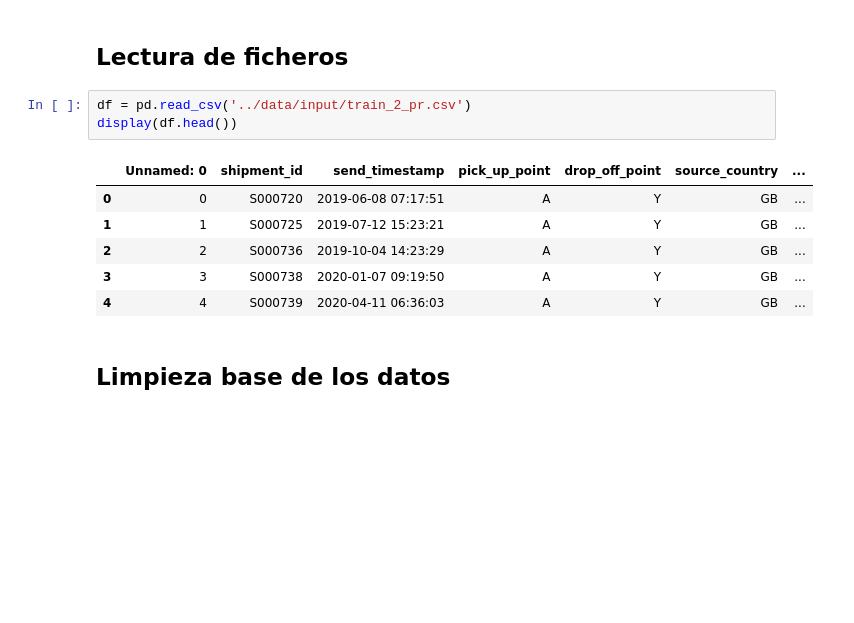
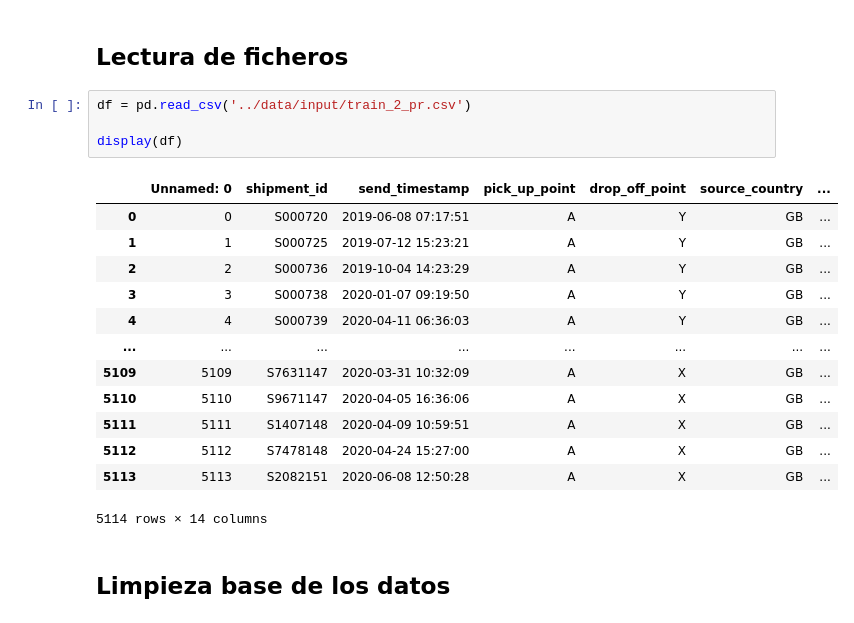
Before and after one commit to alu0101351773/TAAD_practicas, a Jupyter notebook: src/regression.ipynb, the cells around one changed output. Drawn from its saved outputs; the diff is of its cells as text; blank space fills up the shorter version.

```diff
--- a/src/regression.ipynb
+++ b/src/regression.ipynb
@@ -10,14 +19,22 @@ import matplotlib.pyplot as plt
 ## Lectura de ficheros
 # %%
 df = pd.read_csv('../data/input/train_2_pr.csv')
-display(df.head())
+
+display(df)
 # %% [output]
 |  | Unnamed: 0 | shipment_id | send_timestamp | pick_up_point | drop_off_point | source_country | ... |
 | 0 | 0 | S000720 | 2019-06-08 07:17:51 | A | Y | GB | ... |
 | 1 | 1 | S000725 | 2019-07-12 15:23:21 | A | Y | GB | ... |
 | 2 | 2 | S000736 | 2019-10-04 14:23:29 | A | Y | GB | ... |
 | 3 | 3 | S000738 | 2020-01-07 09:19:50 | A | Y | GB | ... |
 | 4 | 4 | S000739 | 2020-04-11 06:36:03 | A | Y | GB | ... |
+| ... | ... | ... | ... | ... | ... | ... | ... |
+| 5109 | 5109 | S7631147 | 2020-03-31 10:32:09 | A | X | GB | ... |
+| 5110 | 5110 | S9671147 | 2020-04-05 16:36:06 | A | X | GB | ... |
+| 5111 | 5111 | S1407148 | 2020-04-09 10:59:51 | A | X | GB | ... |
+| 5112 | 5112 | S7478148 | 2020-04-24 15:27:00 | A | X | GB | ... |
+| 5113 | 5113 | S2082151 | 2020-06-08 12:50:28 | A | X | GB | ... |
+5114 rows × 14 columns
 # %% [markdown]
 ## Limpieza base de los datos
 # %%
```
Also changed, not shown: parts of 7 cells of this notebook.
